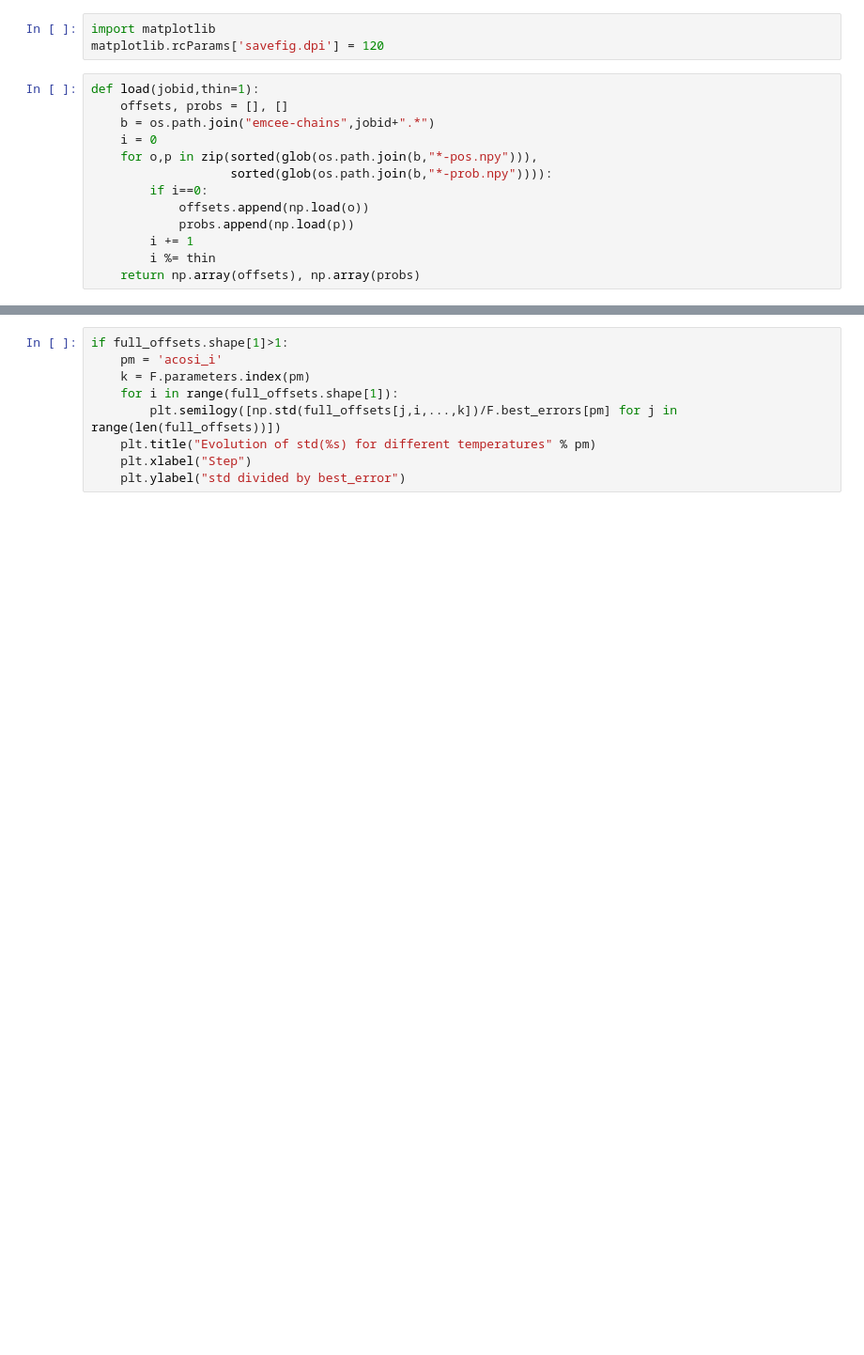
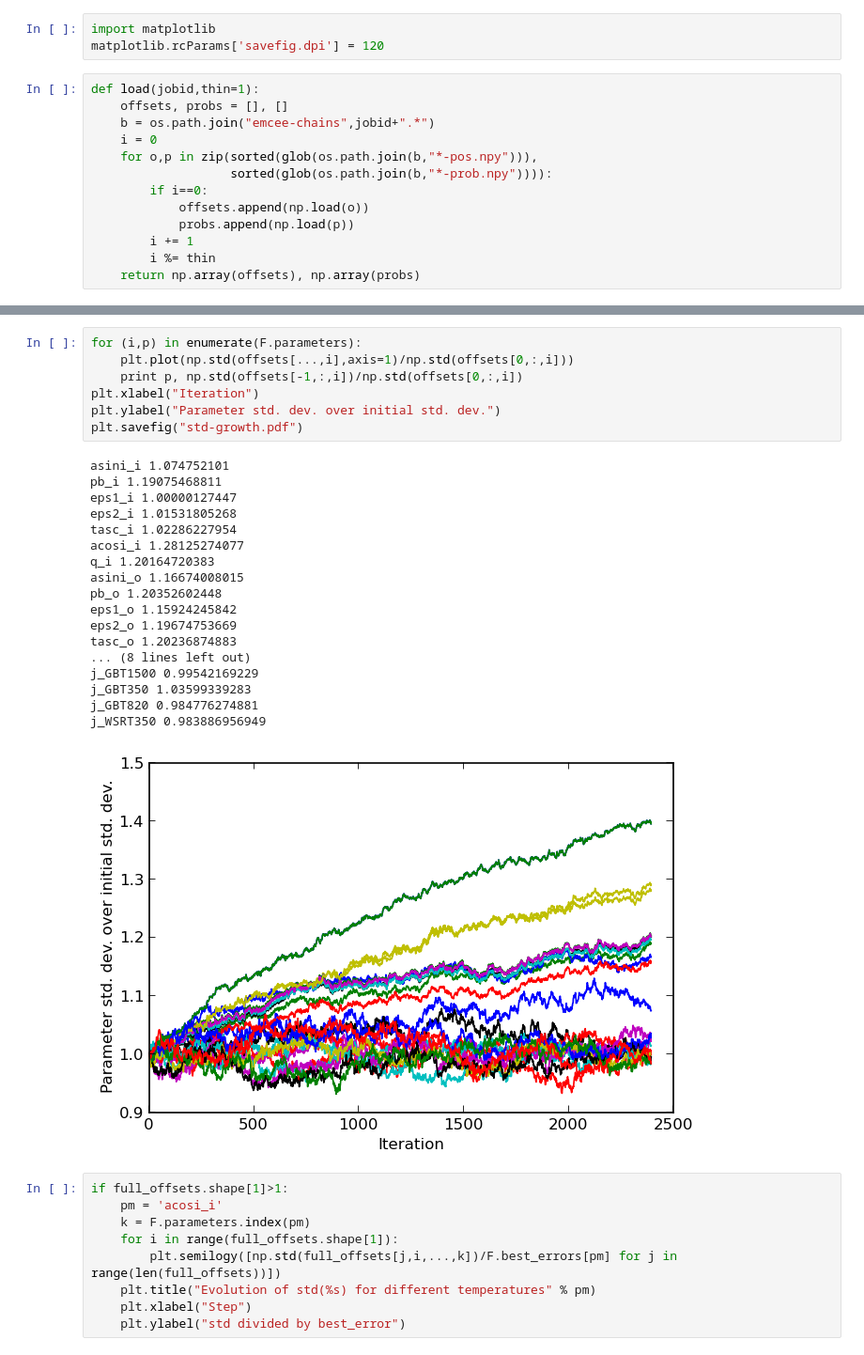
Before and after one commit to aarchiba/triplesystem, a Jupyter notebook: n-emcee-output.ipynb, the cells around one changed output, grey strips where cells are left out. Shown at 94% size. Saved outputs shown, nothing was run; the diff lists cells and outputs as text; blank space fills up the shorter version.

```diff
--- a/n-emcee-output.ipynb
+++ b/n-emcee-output.ipynb
@@ -109,3 +116,29 @@ plt.savefig(os.path.join(job_dir,"progress.pdf"))
+# %%
+for (i,p) in enumerate(F.parameters):
+    plt.plot(np.std(offsets[...,i],axis=1)/np.std(offsets[0,:,i]))
+    print p, np.std(offsets[-1,:,i])/np.std(offsets[0,:,i])
+plt.xlabel("Iteration")
+plt.ylabel("Parameter std. dev. over initial std. dev.")
+plt.savefig("std-growth.pdf")
+# %% [output]
+asini_i 1.074752101
+pb_i 1.19075468811
+eps1_i 1.00000127447
+eps2_i 1.01531805268
+tasc_i 1.02286227954
+acosi_i 1.28125274077
+q_i 1.20164720383
+asini_o 1.16674008015
+pb_o 1.20352602448
+eps1_o 1.15924245842
+eps2_o 1.19674753669
+tasc_o 1.20236874883
+... (8 lines left out)
+j_GBT1500 0.99542169229
+j_GBT350 1.03599339283
+j_GBT820 0.984776274881
+j_WSRT350 0.983886956949
+[figure, added]
 # %%
 if full_offsets.shape[1]>1:
     pm = 'acosi_i'
```
Also changed, not shown: parts of 17 cells of this notebook, 13 other files.
